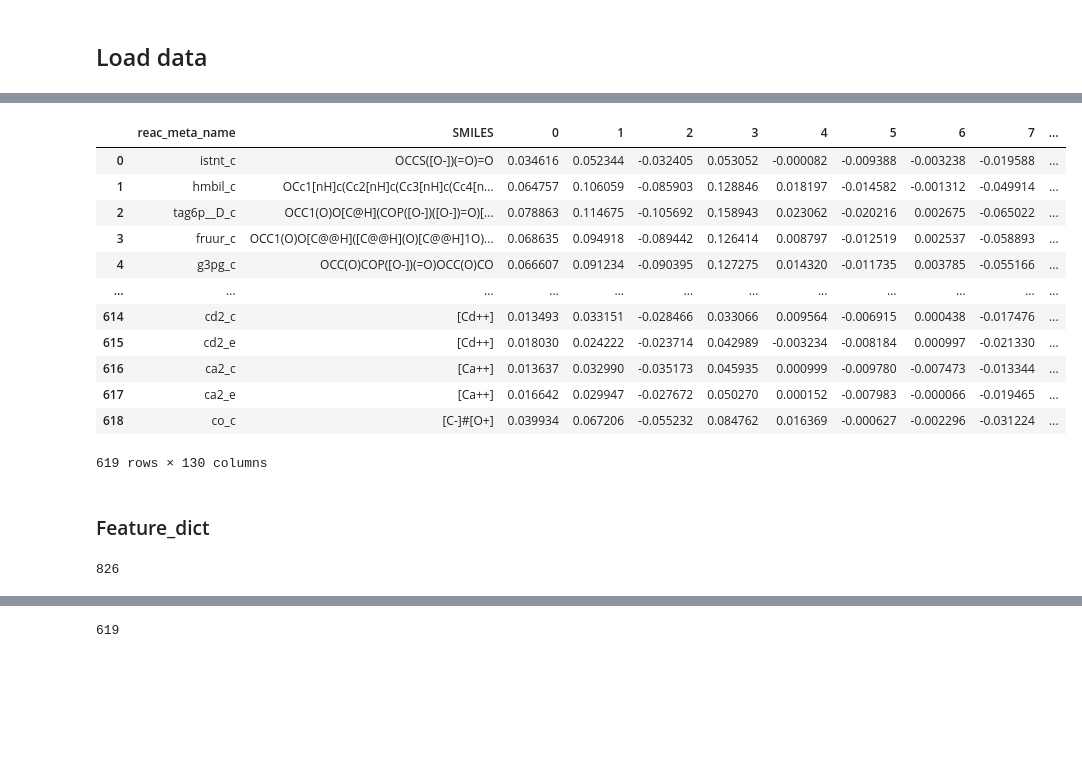
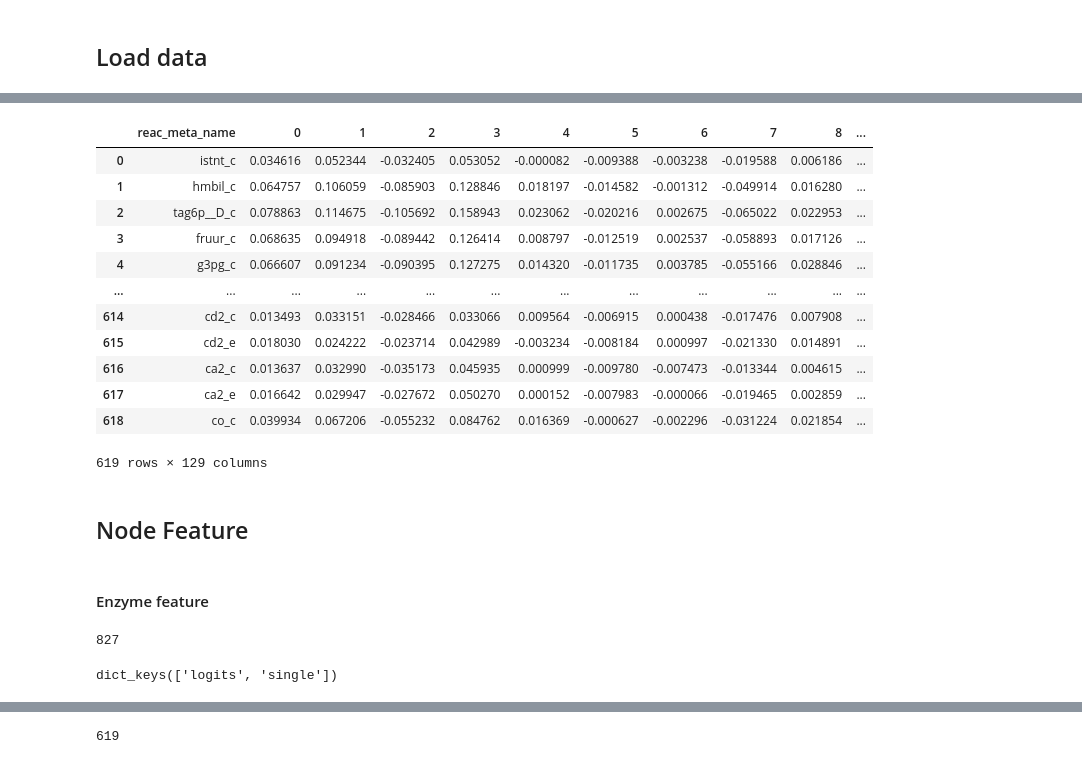
Before and after one commit to iamyufan/AlphaFold-Research, a Jupyter notebook: gnn/data/preprocess.ipynb, the cells around one changed output, grey strips where cells are left out. Saved outputs shown, nothing was run; the diff lists cells and outputs as text; code cells hidden in the pictures; blank space fills up the shorter version.

```diff
--- a/gnn/data/preprocess.ipynb
+++ b/gnn/data/preprocess.ipynb
@@ -40,19 +45,35 @@ model
 # %%
 # Molecule
+mvec = mvec.drop(columns=['SMILES'])
 mvec
 # %% [output]
-|  | reac_meta_name | SMILES | 0 | 1 | 2 | 3 | 4 | 5 | 6 | 7 | ... |
-| 0 | istnt_c | OCCS([O-])(=O)=O | 0.034616 | 0.052344 | -0.032405 | 0.053052 | -0.000082 | -0.009388 | -0.003238 | -0.019588 | ... |
-| 1 | hmbil_c | OCc1[nH]c(Cc2[nH]c(Cc3[nH]c(Cc4[n... | 0.064757 | 0.106059 | -0.085903 | 0.128846 | 0.018197 | -0.014582 | -0.001312 | -0.049914 | ... |
-| 2 | tag6p__D_c | OCC1(O)O[C@H](COP([O-])([O-])=O)[... | 0.078863 | 0.114675 | -0.105692 | 0.158943 | 0.023062 | -0.020216 | 0.002675 | -0.065022 | ... |
-| 3 | fruur_c | OCC1(O)O[C@@H]([C@@H](O)[C@@H]1O)... | 0.068635 | 0.094918 | -0.089442 | 0.126414 | 0.008797 | -0.012519 | 0.002537 | -0.058893 | ... |
-| 4 | g3pg_c | OCC(O)COP([O-])(=O)OCC(O)CO | 0.066607 | 0.091234 | -0.090395 | 0.127275 | 0.014320 | -0.011735 | 0.003785 | -0.055166 | ... |
+|  | reac_meta_name | 0 | 1 | 2 | 3 | 4 | 5 | 6 | 7 | 8 | ... |
+| 0 | istnt_c | 0.034616 | 0.052344 | -0.032405 | 0.053052 | -0.000082 | -0.009388 | -0.003238 | -0.019588 | 0.006186 | ... |
+| 1 | hmbil_c | 0.064757 | 0.106059 | -0.085903 | 0.128846 | 0.018197 | -0.014582 | -0.001312 | -0.049914 | 0.016280 | ... |
+| 2 | tag6p__D_c | 0.078863 | 0.114675 | -0.105692 | 0.158943 | 0.023062 | -0.020216 | 0.002675 | -0.065022 | 0.022953 | ... |
+| 3 | fruur_c | 0.068635 | 0.094918 | -0.089442 | 0.126414 | 0.008797 | -0.012519 | 0.002537 | -0.058893 | 0.017126 | ... |
+| 4 | g3pg_c | 0.066607 | 0.091234 | -0.090395 | 0.127275 | 0.014320 | -0.011735 | 0.003785 | -0.055166 | 0.028846 | ... |
 | ... | ... | ... | ... | ... | ... | ... | ... | ... | ... | ... | ... |
-| 614 | cd2_c | [Cd++] | 0.013493 | 0.033151 | -0.028466 | 0.033066 | 0.009564 | -0.006915 | 0.000438 | -0.017476 | ... |
-| 615 | cd2_e | [Cd++] | 0.018030 | 0.024222 | -0.023714 | 0.042989 | -0.003234 | -0.008184 | 0.000997 | -0.021330 | ... |
-| 616 | ca2_c | [Ca++] | 0.013637 | 0.032990 | -0.035173 | 0.045935 | 0.000999 | -0.009780 | -0.007473 | -0.013344 | ... |
-| 617 | ca2_e | [Ca++] | 0.016642 | 0.029947 | -0.027672 | 0.050270 | 0.000152 | -0.007983 | -0.000066 | -0.019465 | ... |
-| 618 | co_c | [C-]#[O+] | 0.039934 | 0.067206 | -0.055232 | 0.084762 | 0.016369 | -0.000627 | -0.002296 | -0.031224 | ... |
+| 614 | cd2_c | 0.013493 | 0.033151 | -0.028466 | 0.033066 | 0.009564 | -0.006915 | 0.000438 | -0.017476 | 0.007908 | ... |
+| 615 | cd2_e | 0.018030 | 0.024222 | -0.023714 | 0.042989 | -0.003234 | -0.008184 | 0.000997 | -0.021330 | 0.014891 | ... |
+| 616 | ca2_c | 0.013637 | 0.032990 | -0.035173 | 0.045935 | 0.000999 | -0.009780 | -0.007473 | -0.013344 | 0.004615 | ... |
+| 617 | ca2_e | 0.016642 | 0.029947 | -0.027672 | 0.050270 | 0.000152 | -0.007983 | -0.000066 | -0.019465 | 0.002859 | ... |
+| 618 | co_c | 0.039934 | 0.067206 | -0.055232 | 0.084762 | 0.016369 | -0.000627 | -0.002296 | -0.031224 | 0.021854 | ... |
-619 rows × 130 columns
+619 rows × 129 columns
-# %% [markdown]
-### Feature_dict
+# %% [markdown]
+## Node Feature
+# %% [markdown]
+#### Enzyme feature
+# %%
+af2_output_dict = dict()
+
+for root, dirs, files in os.walk('../../data/af2/bsu_pca/'):
+    for file in files:
+        if file.endswith(".pkl"):
+            data = pickle.load(open(f'../../data/af2/bsu_pca/{file}', 'rb'))
+            enzyme_name = file.split('.')[0]
+            af2_output_dict[enzyme_name] = data
+
+print(len(af2_output_dict))
+# %% [output]
+827
@@ -59,13 +97,17 @@ mvec
+# %%
+e_feature_dict = pickle.load(open('../../data/af2/bsu_pca/{}.pkl'.format(model_name), 'rb'))
+e_feature_dict['BSU37490'].keys()
+# %% [output]
+dict_keys(['logits', 'single'])
 # %%
-# Enzyme
-af2_output = pickle.load(open('../../data/af2_out/{}_output.pkl'.format(model_name), 'rb'))
+# # Enzyme
+# af2_output = pickle.load(
+#     open('../../data/af2_out/{}_output.pkl'.format(model_name), 'rb'))
 
-## Rename the keys
-e_feature_dict = dict()
-for key in af2_output:
-    enzyme_name = key.split('/')[-1].split('.')[0]
-    e_feature_dict[enzyme_name] = af2_output[key]
+# # Rename the keys
+# e_feature_dict = dict()
+# for key in af2_output:
+#     enzyme_name = key.split('/')[-1].split('.')[0]
+#     e_feature_dict[enzyme_name] = af2_output[key]
 
-print(len(e_feature_dict))
+# print(len(e_feature_dict))
-# %% [output]
-826
```
Also changed, not shown: parts of 33 cells of this notebook, 24 other files.
